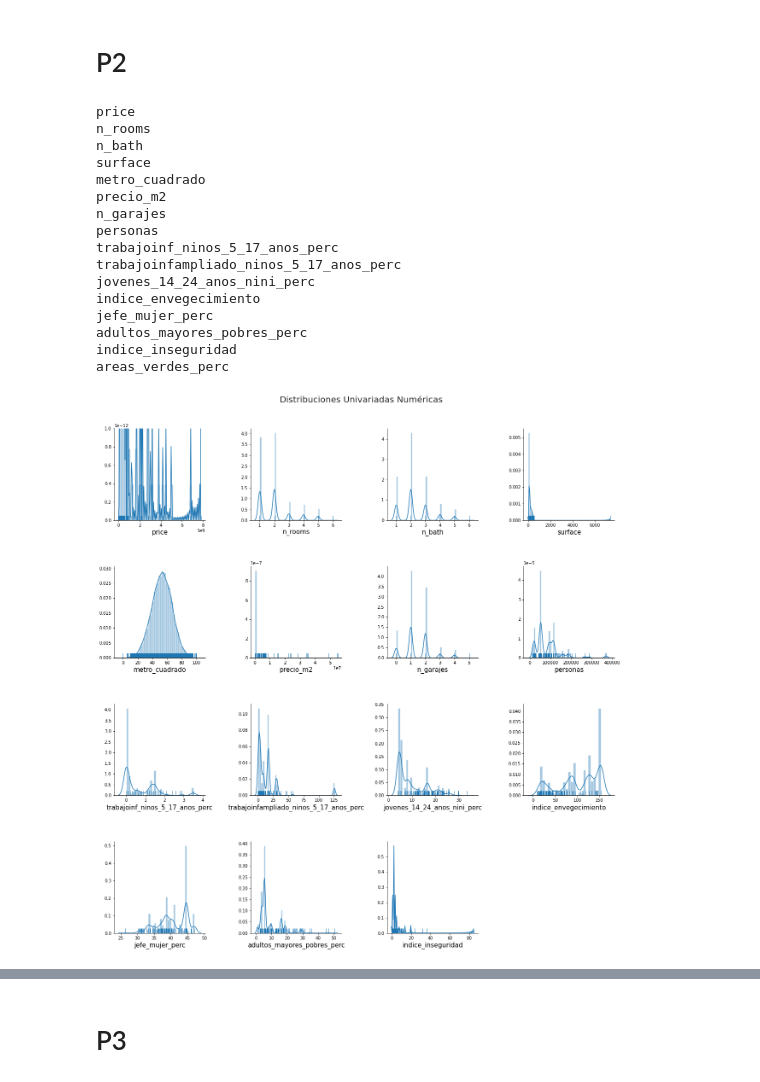
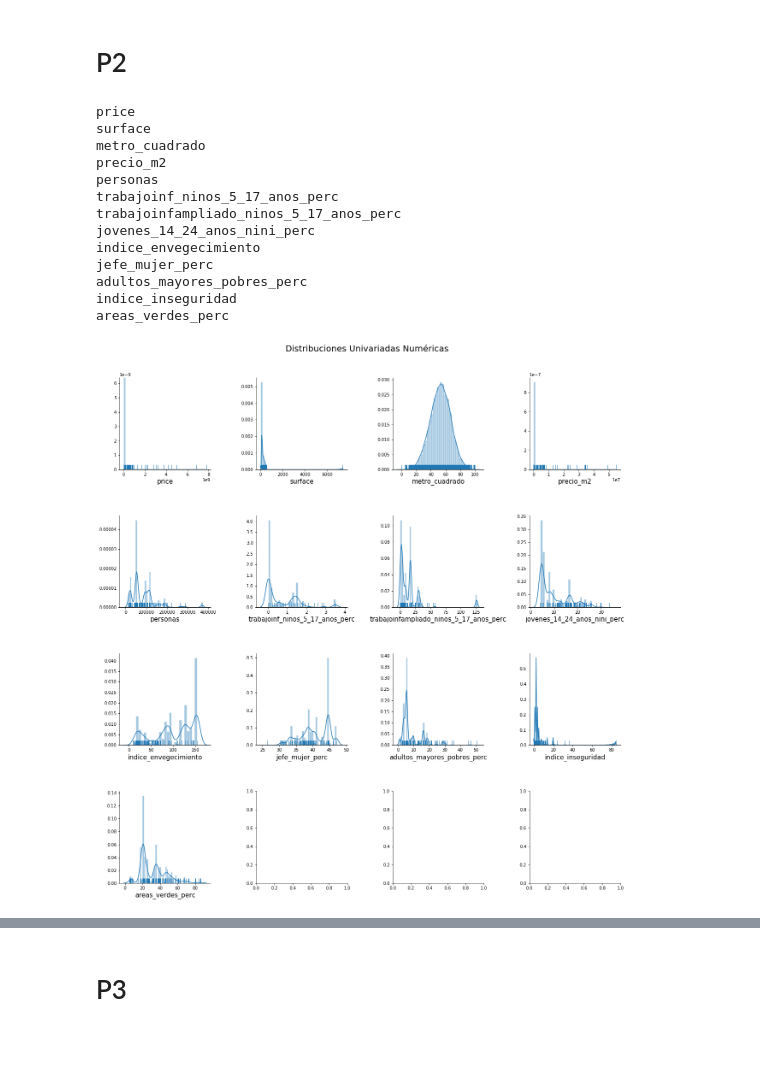
Before and after one commit to Baarry11/Tarea-1-LabDeDatos, a Jupyter notebook: tarea1.ipynb, the cells around one changed output, grey strips where cells are left out. Cells and saved outputs as stored; diff of their text form; code cells hidden in the pictures; blank space fills up the shorter version.

```diff
--- a/tarea1.ipynb
+++ b/tarea1.ipynb
@@ -82,15 +67,6 @@ df['price'] = df['price'].apply(float)
 # Limpiamos la columna surface
 df['surface'] = df['surface'].str.replace('m2', '')
 df['surface'] = df['surface'].apply(float)
-# %%
-# Limpiamos n_rooms y n_baths, sujeto a cambios
-df['n_rooms'] = df['n_rooms'].replace('5+', 6)
-df['n_rooms'].fillna(3, inplace=True)
-df['n_rooms'] = df['n_rooms'].apply(float)
-
-df['n_bath'] = df['n_bath'].replace('5+', 6)
-df['n_bath'].fillna(3, inplace=True)
-df['n_bath'] = df['n_bath'].apply(float)
 # %% [markdown]
 Vemos los Dtype
 # %%
@@ -373,8 +349,8 @@ def estilo():
 # %%
 names = ['numeric', 'categorical']
 # Se crea una lista con las columnas numericas
-numeric = ['price', 'n_rooms', 'n_bath', 'surface', 'metro_cuadrado', 'precio_m2',
-       'n_garajes', 'personas', 'trabajoinf_ninos_5_17_anos_perc',
+numeric = ['price', 'surface', 'metro_cuadrado', 'precio_m2',
+           'personas', 'trabajoinf_ninos_5_17_anos_perc',
        'trabajoinfampliado_ninos_5_17_anos_perc',
        'jovenes_14_24_anos_nini_perc', 'indice_envegecimiento',
        'jefe_mujer_perc', 'adultos_mayores_pobres_perc', 'indice_inseguridad',
@@ -399,10 +375,8 @@ df.columns = pd.MultiIndex.from_tuples(mapping)
 # %%
 # Grilla de subplots
 fig, ax = plt.subplots(nrows=4, ncols=4, figsize=[17, 17])
-estilo()
 
-# Se remueven el ultimo plot
-list(map(lambda a : a.remove(), ax[-1,-1:]))
+
 
 # Se ajusta el espaciado exterior de la figura
 fig.tight_layout()
@@ -412,41 +386,35 @@ fig.suptitle('Distribuciones Univariadas Numéricas',
              fontsize=20,
              x=0.5,
              y=1.05)
-'''
-Se recorre cada axis, para cada columna del dataframe, se genera un grafico
-distinto en funcion del tipo de dato.
-
-'''
 for axis, col in zip(ax.flatten(), numeric):
     print(col)
     try :
         # Graficos para datos numericos
         sns.distplot(df[('numeric', col)].dropna(), ax=axis, rug=True)
-
+        estilo()
     except RuntimeError:
         sns.distplot(df[('numeric', col)].dropna(), ax=axis, rug=True, kde=False)
-
+        estilo()
     axis.set_xlabel(col, fontsize=15)
 
 # Se ajusta el espaciado interno entre subplots
 w, h = (.5, 0.5)
 plt.subplots_adjust(wspace=w, hspace=h)
+estilo()
+plt.savefig('distribuciones_univariadas.png')
 plt.show()
 # %% [output]
 price
-n_rooms
-n_bath
 surface
 metro_cuadrado
 precio_m2
-n_garajes
 personas
 trabajoinf_ninos_5_17_anos_perc
 trabajoinfampliado_ninos_5_17_anos_perc
 jovenes_14_24_anos_nini_perc
 indice_envegecimiento
 jefe_mujer_perc
 adultos_mayores_pobres_perc
 indice_inseguridad
 areas_verdes_perc
-[figure, old version]
+[figure, new version]
```
Also changed, not shown: parts of 42 cells of this notebook.
